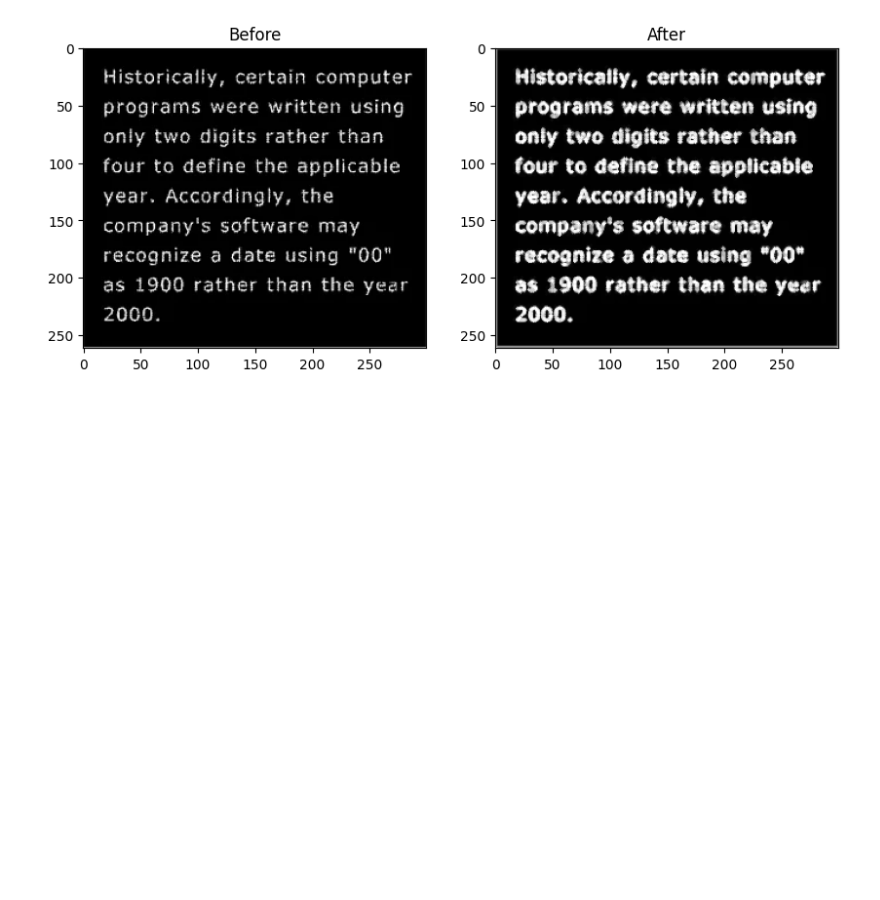
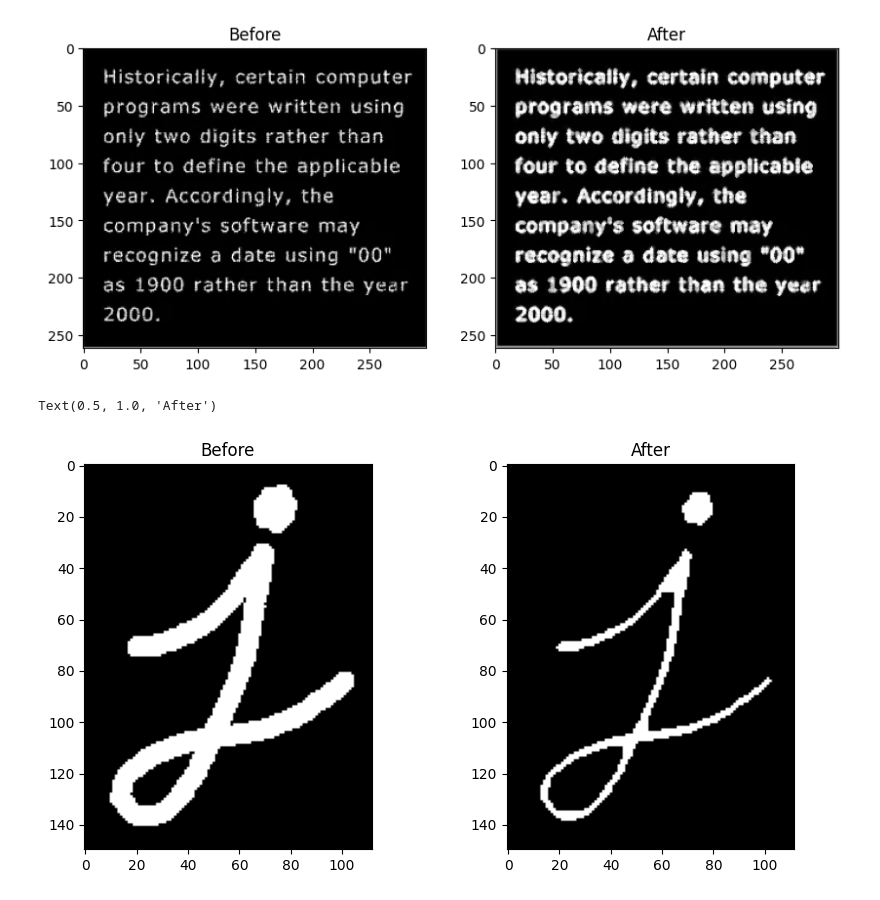
Before and after one commit to AsadillahRamadhan/PCVK, a Jupyter notebook: Pertemuan9.ipynb, the cells around one changed output. Cells and saved outputs as stored; diff of their text form; code cells hidden in the pictures; blank space fills up the shorter version.

```diff
--- a/Pertemuan9.ipynb
+++ b/Pertemuan9.ipynb
@@ -67,3 +66,27 @@ plt.title('After')
 plt.show()
 # %% [output]
 [figure]
+# %%
+# 5 (Erosi Tanpa Library)
+img_5 = cv.imread('/content/drive/MyDrive/Pengolahan Citra dan Komputer Vision/Images/j.png', cv.IMREAD_GRAYSCALE)
+erode_5 = np.zeros(img_5.shape, img_5.dtype)
+
+height, width = img_5.shape
+se_size = 5
+se_half = se_size // 2
+
+for i in range(se_size // 2, height - se_size // 2):
+    for j in range(se_size // 2, width - se_size // 2):
+        roi = img_5[i - se_size // 2:i + se_size // 2 + 1, j - se_size // 2:j + se_size // 2 + 1]
+        erode_5[i, j] = np.min(roi)
+
+plt.figure(figsize=(10, 5))
+plt.subplot(1, 2, 1)
+plt.imshow(img_5, cmap='gray')
+plt.title('Before')
+plt.subplot(1, 2, 2)
+plt.imshow(erode_5, cmap='gray')
+plt.title('After')
+# %% [output]
+Text(0.5, 1.0, 'After')
+[figure, added]
```
Also changed, not shown: parts of 11 cells of this notebook.
